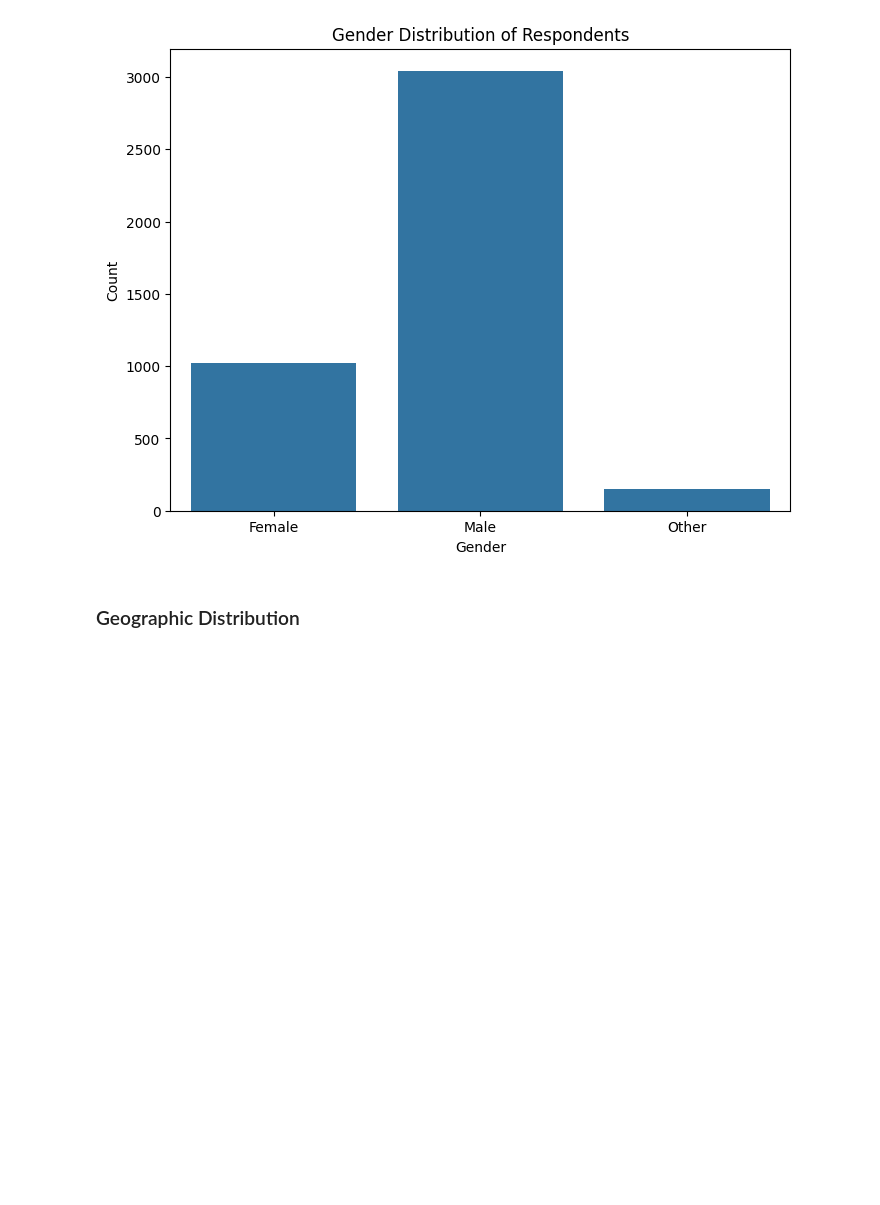
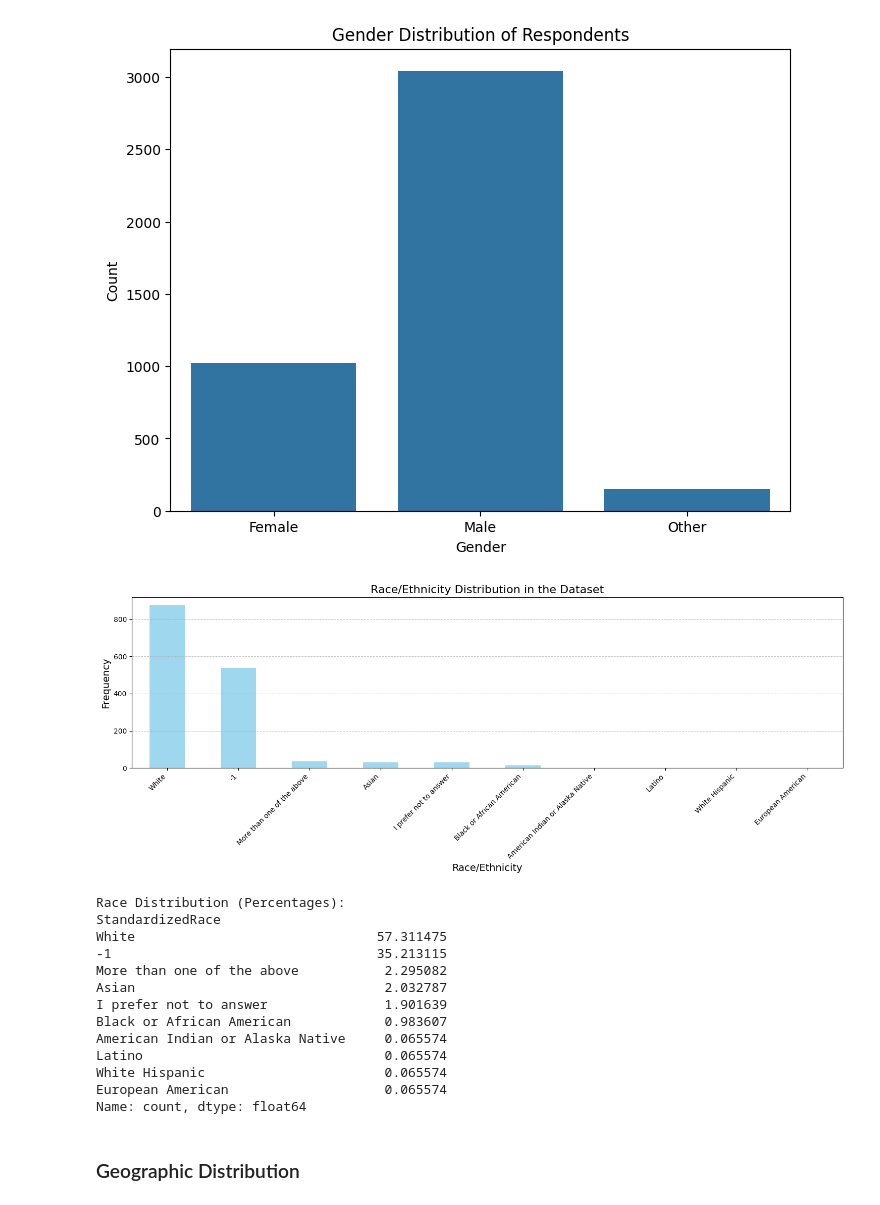
Before and after one commit to bondpapi/MENTAL-HEALTH-IN-TECH-INDUSTRY-EDA, a Jupyter notebook: mentalhealth.ipynb, the cells around one changed output. Cells and saved outputs as stored; diff of their text form; code cells hidden in the pictures; blank space fills up the shorter version.

```diff
--- a/mentalhealth.ipynb
+++ b/mentalhealth.ipynb
@@ -191,6 +212,51 @@ plt.ylabel('Count')
 plt.show()
 # %% [output]
 [figure]
+# %%
+race_responses = df[df["QuestionID"] == 89].copy()
+
+race_responses = race_responses.dropna(subset=["AnswerText"])
+race_mapping = {
+    "Caucasian": "White",
+    "White/Caucasian": "White",
+    "African-American": "Black",
+    "Black/African-American": "Black",
+    "Hispanic": "Latino",
+    "Latinx": "Latino",
+}
+race_responses["StandardizedRace"] = race_responses["AnswerText"].replace(race_mapping)
+
+race_counts = race_responses["StandardizedRace"].value_counts()
+race_percentages = (race_counts / race_counts.sum()) * 100
+
+
+plt.figure(figsize=(15, 6))
+race_counts.plot(kind="bar", color="skyblue", alpha=0.8)
+plt.title("Race/Ethnicity Distribution in the Dataset", fontsize=16)
+plt.xlabel("Race/Ethnicity", fontsize=14)
+plt.ylabel("Frequency", fontsize=14)
+plt.xticks(rotation=45, ha="right")
+plt.tight_layout()
+plt.grid(axis="y", linestyle="--", alpha=0.7)
+plt.show()
+
+print("Race Distribution (Percentages):")
+print(race_percentages)
+# %% [output]
+[figure, added]
+Race Distribution (Percentages):
+StandardizedRace
+White                               57.311475
+-1                                  35.213115
+More than one of the above           2.295082
+Asian                                2.032787
+I prefer not to answer               1.901639
+Black or African American            0.983607
+American Indian or Alaska Native     0.065574
+Latino                               0.065574
+White Hispanic                       0.065574
+European American                    0.065574
+Name: count, dtype: float64
 # %% [markdown]
 ### Geographic Distribution
 # %%
```
Also changed, not shown: parts of 25 cells of this notebook.
